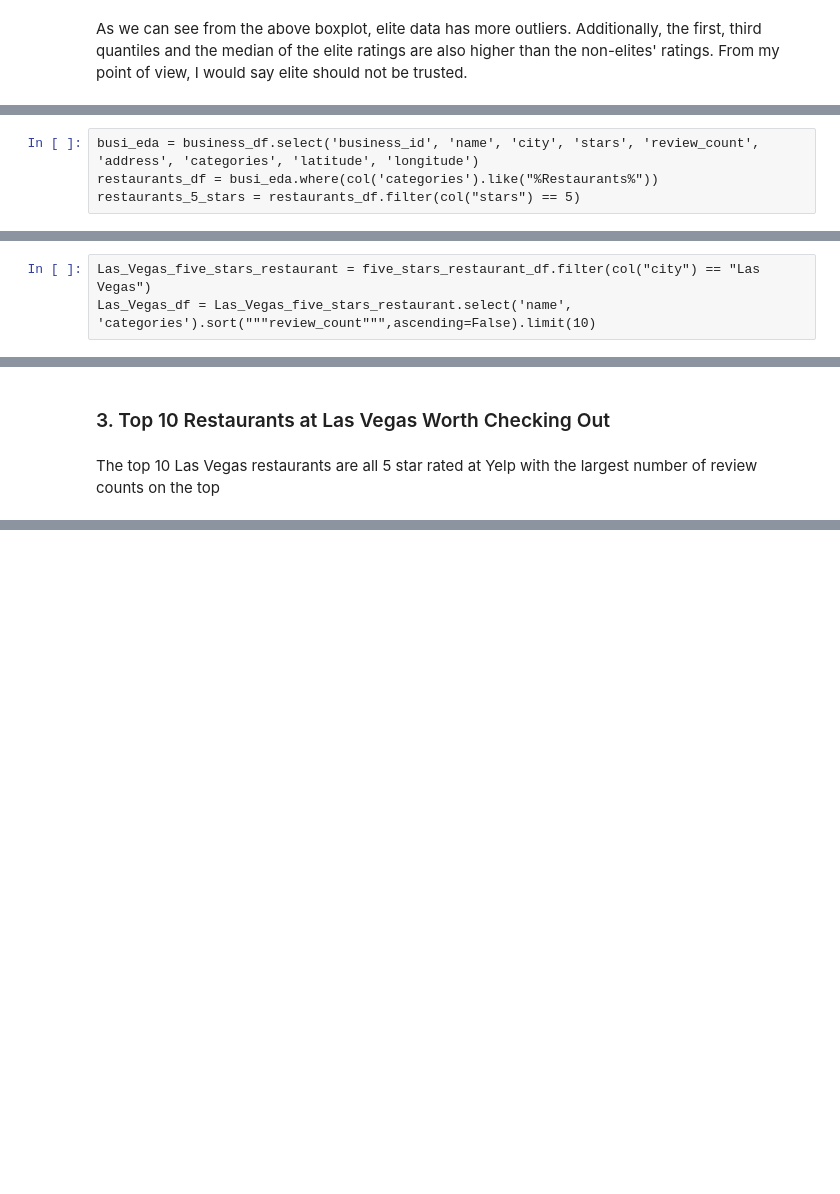
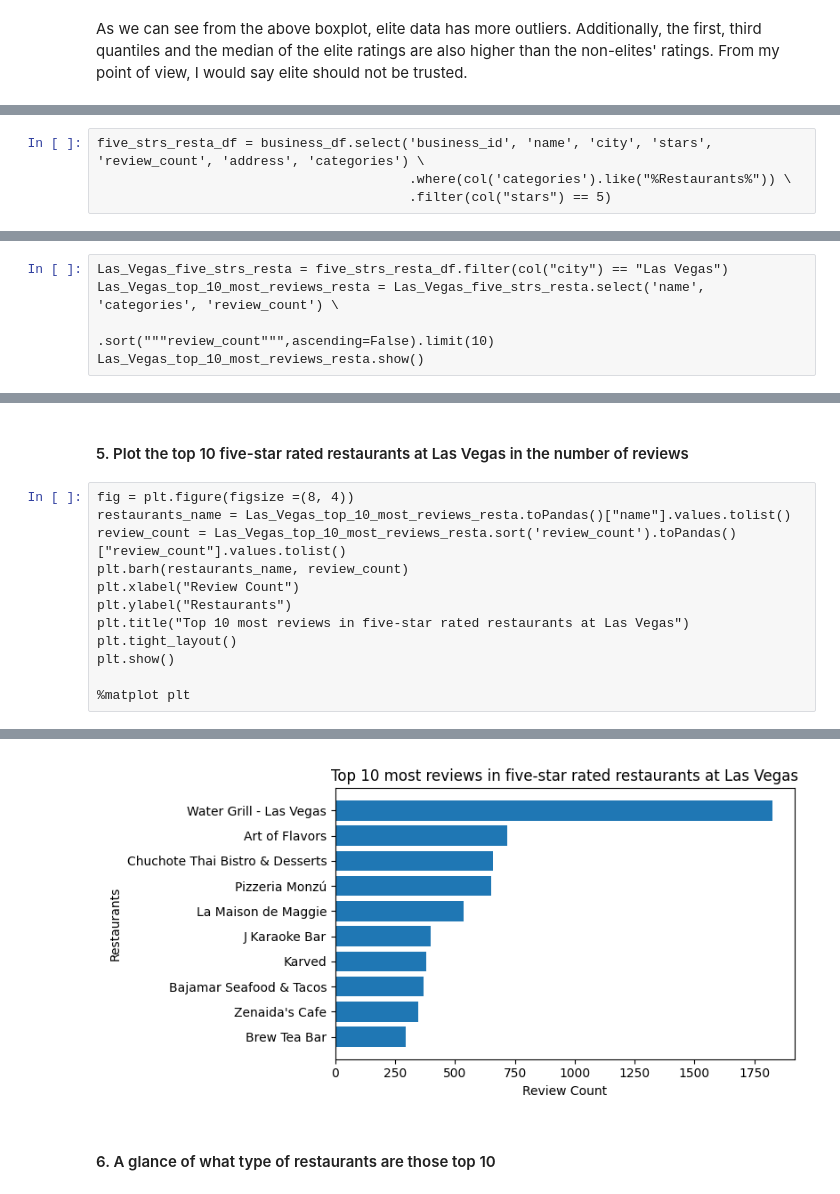
Before and after one commit to wuyaheng/EMR-S3-Pyspark, a Jupyter notebook: Analysis.ipynb, the cells around one changed output, grey strips where cells are left out. Saved outputs shown, nothing was run; the diff lists cells and outputs as text; blank space fills up the shorter version.

```diff
--- a/Analysis.ipynb
+++ b/Analysis.ipynb
@@ -707,6 +719,6 @@ As we can see from the above boxplot, elite data has more outliers. Additionally
 # %%
-busi_eda = business_df.select('business_id', 'name', 'city', 'stars', 'review_count', 'address', 'categories', 'latitude', 'longitude')
-restaurants_df = busi_eda.where(col('categories').like("%Restaurants%"))
-restaurants_5_stars = restaurants_df.filter(col("stars") == 5)
+five_strs_resta_df = business_df.select('business_id', 'name', 'city', 'stars', 'review_count', 'address', 'categories') \
+                                        .where(col('categories').like("%Restaurants%")) \
+                                        .filter(col("stars") == 5)
 # %% [output]
 [interactive output not drawn]
@@ -763,5 +784,7 @@ plt.tight_layout()
 # %%
-Las_Vegas_five_stars_restaurant = five_stars_restaurant_df.filter(col("city") == "Las Vegas")
-Las_Vegas_df = Las_Vegas_five_stars_restaurant.select('name', 'categories').sort("""review_count""",ascending=False).limit(10)
+Las_Vegas_five_strs_resta = five_strs_resta_df.filter(col("city") == "Las Vegas")
+Las_Vegas_top_10_most_reviews_resta = Las_Vegas_five_strs_resta.select('name', 'categories', 'review_count') \
+                                                                .sort("""review_count""",ascending=False).limit(10)
+Las_Vegas_top_10_most_reviews_resta.show()
 # %% [output]
 [interactive output not drawn]
@@ -768,4 +805,15 @@ Las_Vegas_df = Las_Vegas_five_stars_restaurant.select('name', 'categories').sort
-# %% [markdown]
-### 3. Top 10 Restaurants at Las Vegas Worth Checking Out
-# %% [markdown]
-The top 10 Las Vegas restaurants are all 5 star rated at Yelp with the largest number of review counts on the top
+# %% [markdown]
+#### 5. Plot the top 10 five-star rated restaurants at Las Vegas in the number of reviews
+# %%
+fig = plt.figure(figsize =(8, 4))
+restaurants_name = Las_Vegas_top_10_most_reviews_resta.toPandas()["name"].values.tolist()
+review_count = Las_Vegas_top_10_most_reviews_resta.sort('review_count').toPandas()["review_count"].values.tolist()
+plt.barh(restaurants_name, review_count)
+plt.xlabel("Review Count")
+plt.ylabel("Restaurants")
+plt.title("Top 10 most reviews in five-star rated restaurants at Las Vegas")
+plt.tight_layout()
+plt.show()
+
+%matplot plt
+# %% [output]
@@ -772 +821,4 @@ The top 10 Las Vegas restaurants are all 5 star rated at Yelp with the largest n
+[figure, added]
+# %% [markdown]
+#### 6. A glance of what type of restaurants are those top 10
 # %%
```
Also changed, not shown: parts of 34 cells of this notebook, 1 other file.
